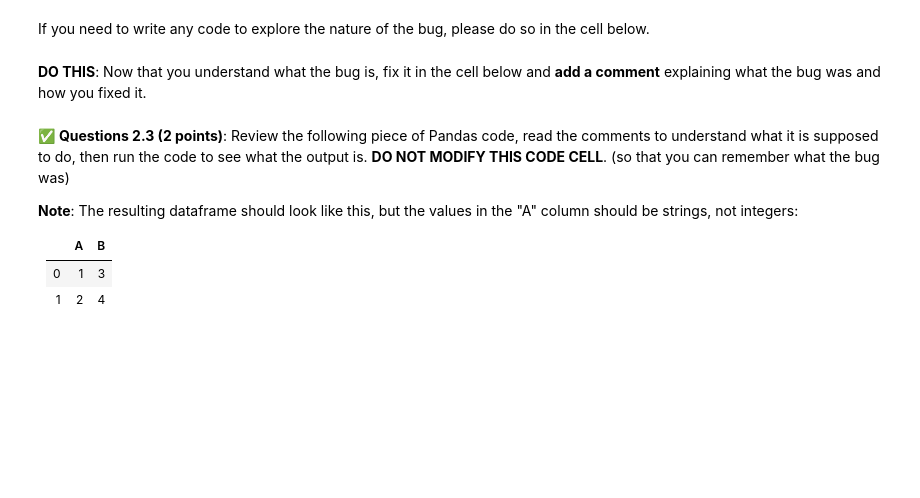
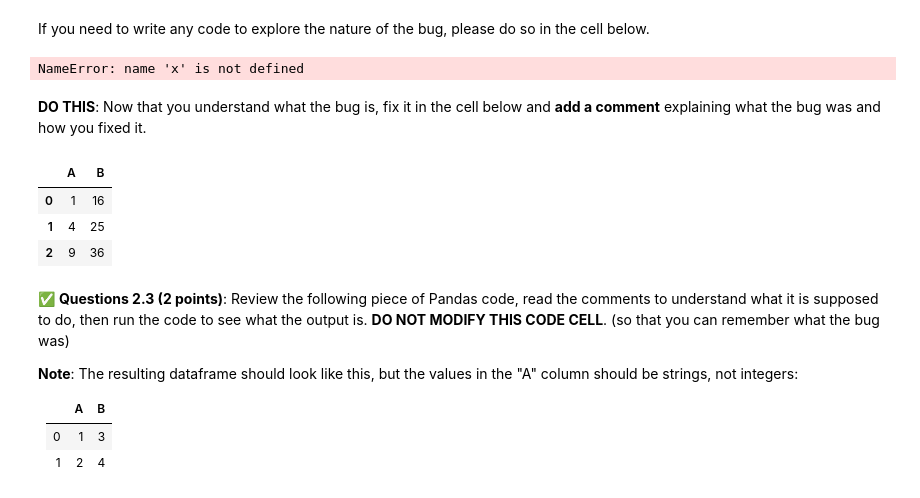
Before and after one commit to rags45/CMSE202-f23-turnin, a Jupyter notebook: hw-01/HW-01_GitPracticeDebuggingPythonPackagesAndClasses-STUDENT.ipynb, the cells around one changed output. Saved outputs shown, nothing was run; the diff lists cells and outputs as text; code cells hidden in the pictures; blank space fills up the shorter version.

```diff
--- a/hw-01/HW-01_GitPracticeDebuggingPythonPackagesAndClasses-STUDENT.ipynb
+++ b/hw-01/HW-01_GitPracticeDebuggingPythonPackagesAndClasses-STUDENT.ipynb
@@ -223,2 +252,11 @@ If you need to write any code to explore the nature of the bug, please do so in
+# %%
+# Put exploratory code here, if needed
+def square(x):
+  return x * x
+df = pd.DataFrame({'A': [1, 2, 3], 'B': [4, 5, 6]})
+new_df = df.apply(square(x))
+new_df
+# %% [output]
+NameError: name 'x' is not defined
 # %% [markdown]
 **DO THIS**: Now that you understand what the bug is, fix it in the cell below and **add a comment** explaining what the bug was and how you fixed it.
@@ -227,3 +263,17 @@ If you need to write any code to explore the nature of the bug, please do so in
+# %%
+# Put your non-buggy code here
+def square(x):
+    return x * x
+
+df = pd.DataFrame({'A': [1, 2, 3], 'B': [4, 5, 6]})
+#there should not be parenthesis after the square function is called if you want to apply it to the dataframe
+new_df = df.apply(square)
+new_df
+# %% [output]
+|  | A | B |
+| 0 | 1 | 16 |
+| 1 | 4 | 25 |
+| 2 | 9 | 36 |
 # %% [markdown]
 &#9989; **Questions 2.3 (2 points)**: Review the following piece of Pandas code, read the comments to understand what it is supposed to do, then run the code to see what the output is. **DO NOT MODIFY THIS CODE CELL**. (so that you can remember what the bug was)
 
```
Also changed, not shown: parts of 24 cells of this notebook.
